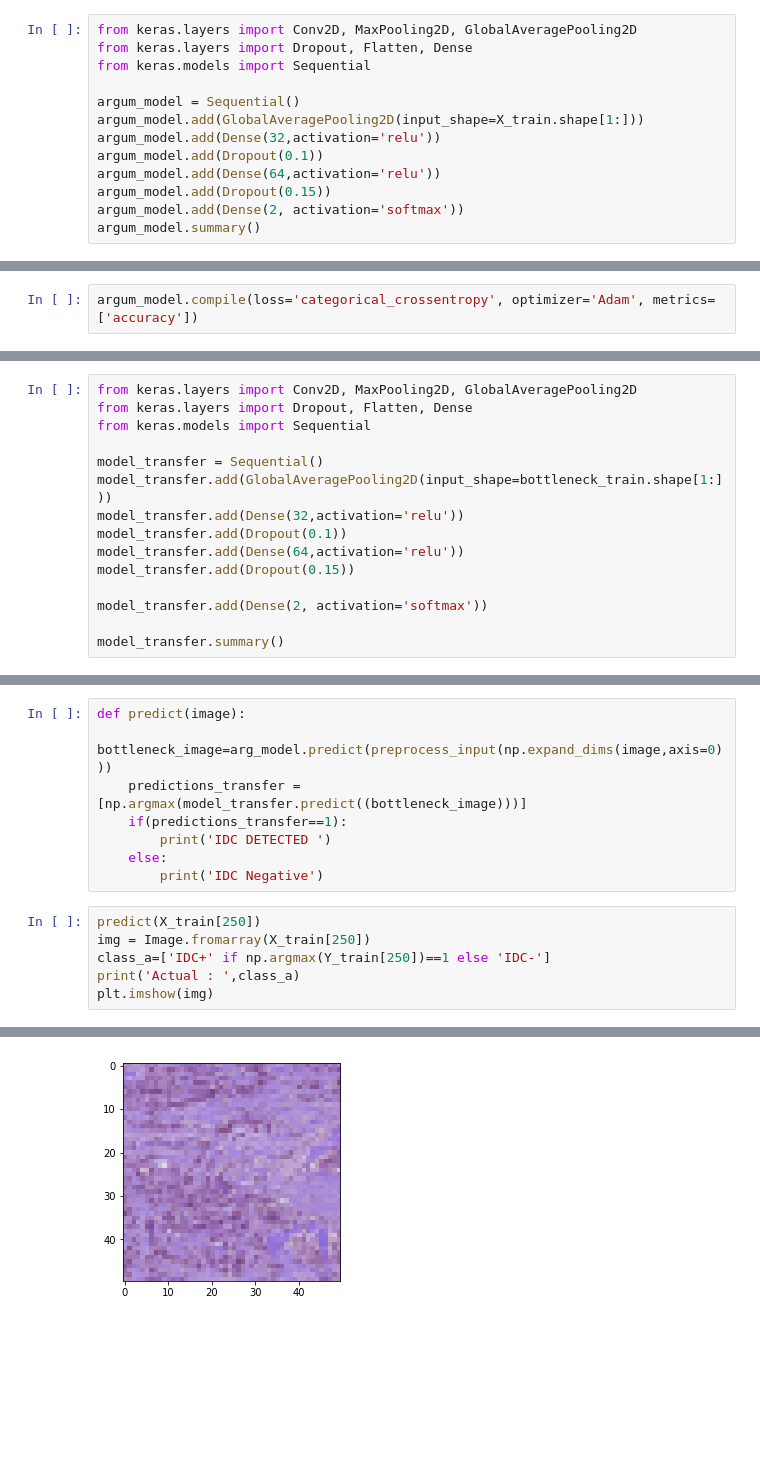
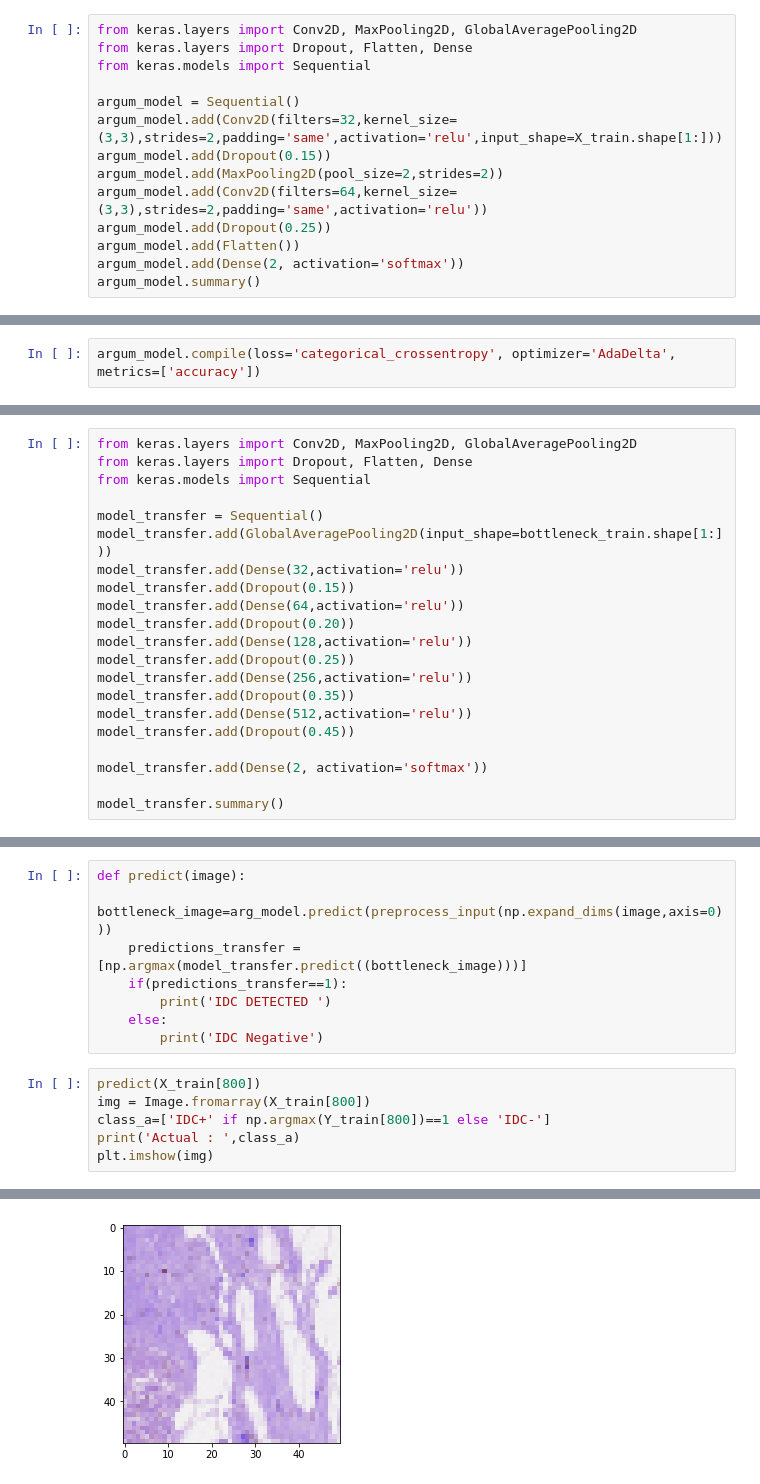
Before and after one commit to animeshseemendra/Breast-Cancer-Detection, a Jupyter notebook: breast_cancer.ipynb, the cells around one changed output, grey strips where cells are left out. Drawn from its saved outputs; the diff is of its cells as text; blank space fills up the shorter version.

Commit message:
Changed the architecture of a model.

```diff
--- a/breast_cancer.ipynb
+++ b/breast_cancer.ipynb
@@ -490,11 +491,12 @@ from keras.layers import Dropout, Flatten, Dense
 from keras.models import Sequential
 
 argum_model = Sequential()
-argum_model.add(GlobalAveragePooling2D(input_shape=X_train.shape[1:]))
-argum_model.add(Dense(32,activation='relu'))
-argum_model.add(Dropout(0.1))
-argum_model.add(Dense(64,activation='relu'))
+argum_model.add(Conv2D(filters=32,kernel_size=(3,3),strides=2,padding='same',activation='relu',input_shape=X_train.shape[1:]))
 argum_model.add(Dropout(0.15))
+argum_model.add(MaxPooling2D(pool_size=2,strides=2))
+argum_model.add(Conv2D(filters=64,kernel_size=(3,3),strides=2,padding='same',activation='relu'))
+argum_model.add(Dropout(0.25))
+argum_model.add(Flatten())
 argum_model.add(Dense(2, activation='softmax'))
 argum_model.summary()
 # %% [output]
@@ -518,7 +518,7 @@ Trainable params: 2,370
 Non-trainable params: 0
 _________________________________________________________________
 # %%
-argum_model.compile(loss='categorical_crossentropy', optimizer='Adam', metrics=['accuracy'])
+argum_model.compile(loss='categorical_crossentropy', optimizer='AdaDelta', metrics=['accuracy'])
 # %%
 from keras.callbacks import ModelCheckpoint
 checkpointer = ModelCheckpoint(filepath='weights.bestarg.hdf5', verbose=1, save_best_only=True)
@@ -585,9 +588,15 @@ from keras.models import Sequential
 model_transfer = Sequential()
 model_transfer.add(GlobalAveragePooling2D(input_shape=bottleneck_train.shape[1:]))
 model_transfer.add(Dense(32,activation='relu'))
-model_transfer.add(Dropout(0.1))
+model_transfer.add(Dropout(0.15))
 model_transfer.add(Dense(64,activation='relu'))
-model_transfer.add(Dropout(0.15))
+model_transfer.add(Dropout(0.20))
+model_transfer.add(Dense(128,activation='relu'))
+model_transfer.add(Dropout(0.25))
+model_transfer.add(Dense(256,activation='relu'))
+model_transfer.add(Dropout(0.35))
+model_transfer.add(Dense(512,activation='relu'))
+model_transfer.add(Dropout(0.45))
 
 model_transfer.add(Dense(2, activation='softmax'))
 
@@ -709,9 +720,9 @@ def predict(image):
     else:
         print('IDC Negative')
 # %%
-predict(X_train[250])
-img = Image.fromarray(X_train[250])
-class_a=['IDC+' if np.argmax(Y_train[250])==1 else 'IDC-']
+predict(X_train[800])
+img = Image.fromarray(X_train[800])
+class_a=['IDC+' if np.argmax(Y_train[800])==1 else 'IDC-']
 print('Actual : ',class_a)
 plt.imshow(img)
 # %% [output]
@@ -720,3 +731,3 @@ Actual :  ['IDC+']
 <matplotlib.image.AxesImage at 0x...>
-[figure, old version]
+[figure, new version]
 # %%
```
Also changed, not shown: parts of 23 cells of this notebook.
